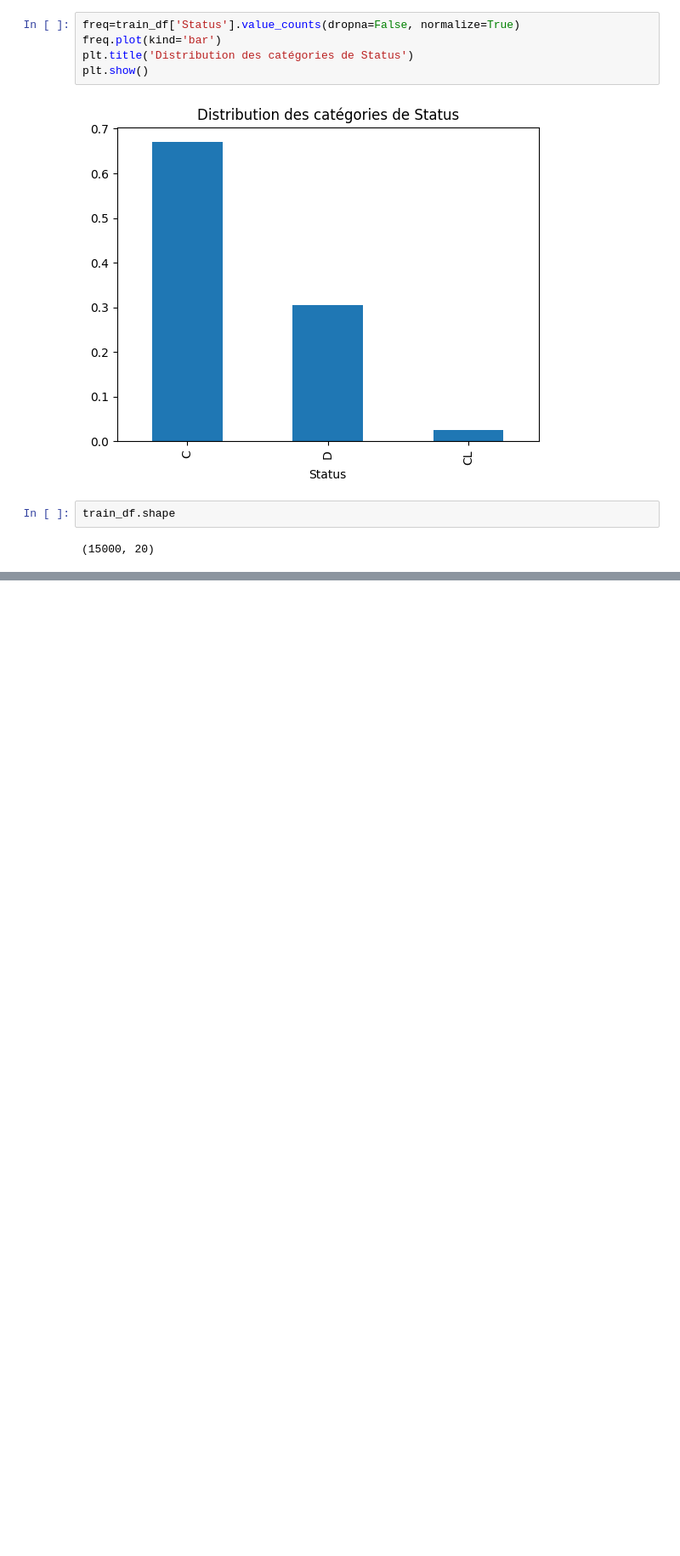
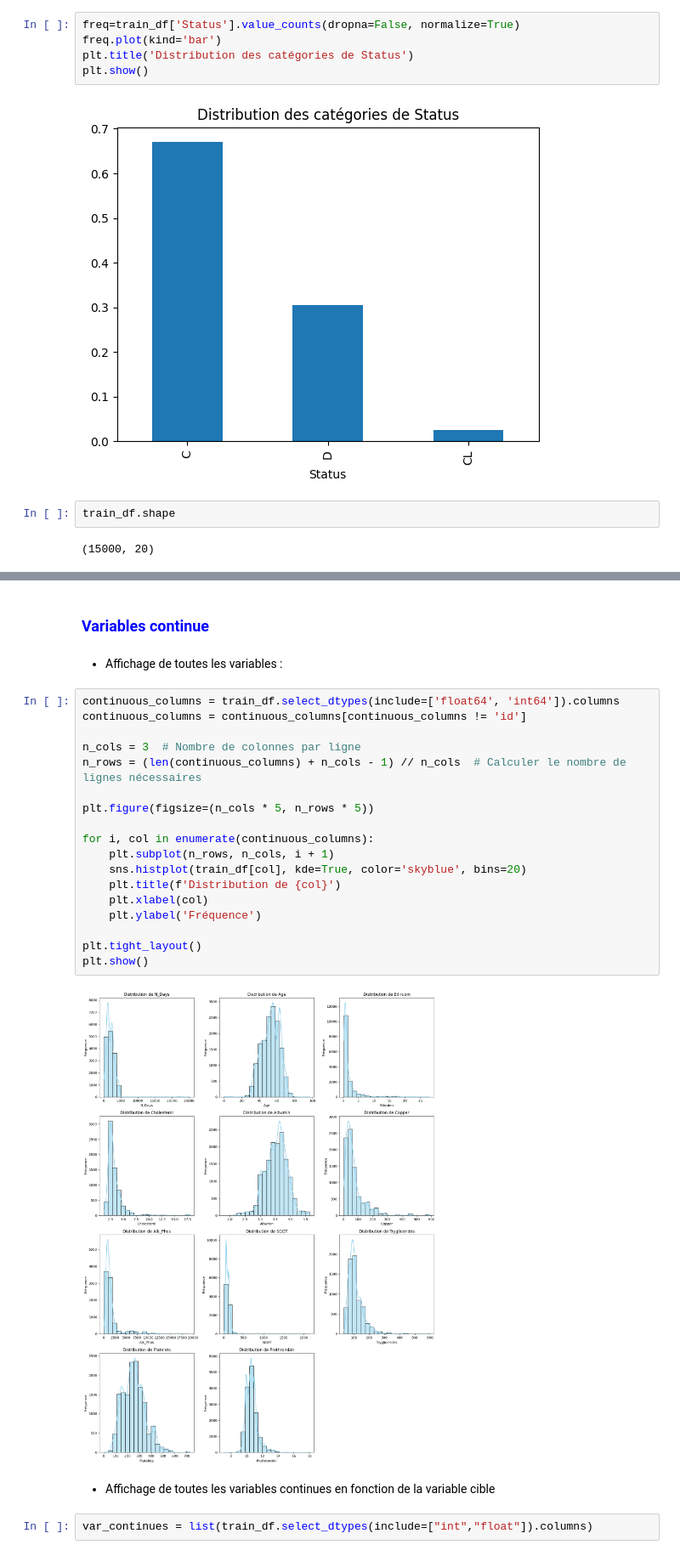
Before and after one commit to melaniedaddio/projet, a Jupyter notebook: EDA.ipynb, the cells around one changed output, grey strips where cells are left out. Shown at 85% size. Saved outputs shown, nothing was run; the diff lists cells and outputs as text; blank space fills up the shorter version.

```diff
--- a/EDA.ipynb
+++ b/EDA.ipynb
@@ -1129,0 +1196,28 @@ train_df.shape
+# %% [markdown]
+### <span style="color:blue">Variables continue</span>
+# %% [markdown]
+* Affichage de toutes les variables :
+# %%
+continuous_columns = train_df.select_dtypes(include=['float64', 'int64']).columns
+continuous_columns = continuous_columns[continuous_columns != 'id']
+
+n_cols = 3  # Nombre de colonnes par ligne
+n_rows = (len(continuous_columns) + n_cols - 1) // n_cols  # Calculer le nombre de lignes nécessaires
+
+plt.figure(figsize=(n_cols * 5, n_rows * 5))
+
+for i, col in enumerate(continuous_columns):
+    plt.subplot(n_rows, n_cols, i + 1)
+    sns.histplot(train_df[col], kde=True, color='skyblue', bins=20)
+    plt.title(f'Distribution de {col}')
+    plt.xlabel(col)
+    plt.ylabel('Fréquence')
+
+plt.tight_layout()
+plt.show()
+# %% [output]
+[figure, added]
+# %% [markdown]
+* Affichage de toutes les variables continues en fonction de la variable cible
+# %%
+var_continues = list(train_df.select_dtypes(include=["int","float"]).columns)
```
Also changed, not shown: parts of 19 cells of this notebook, 1 other file.
